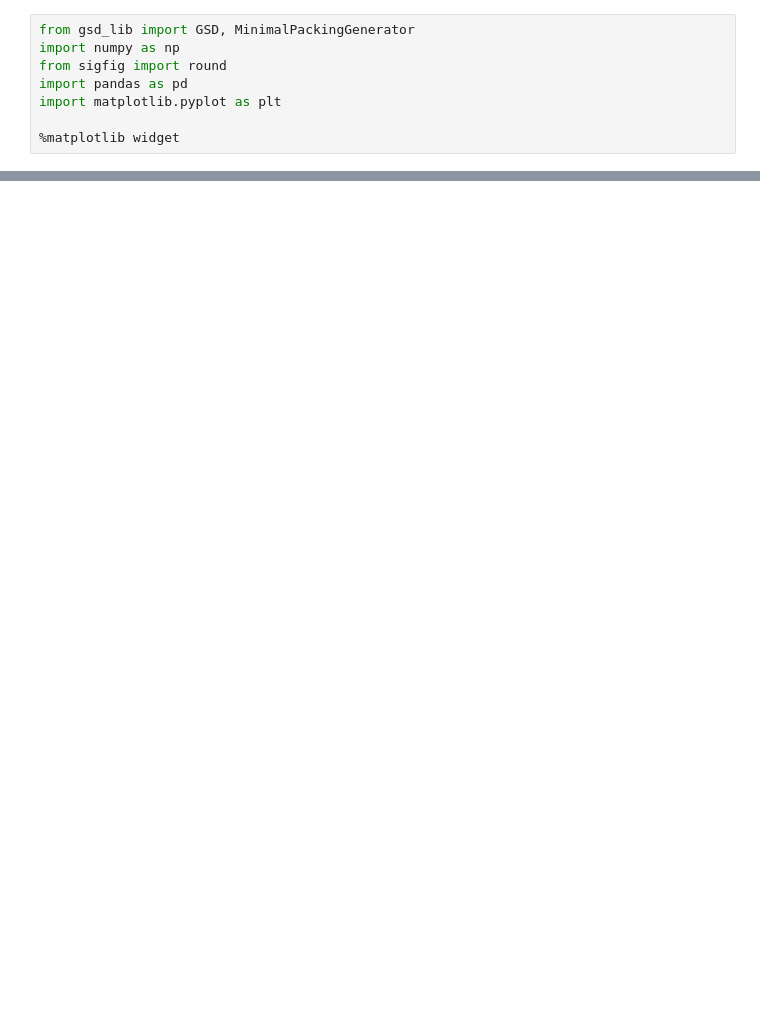
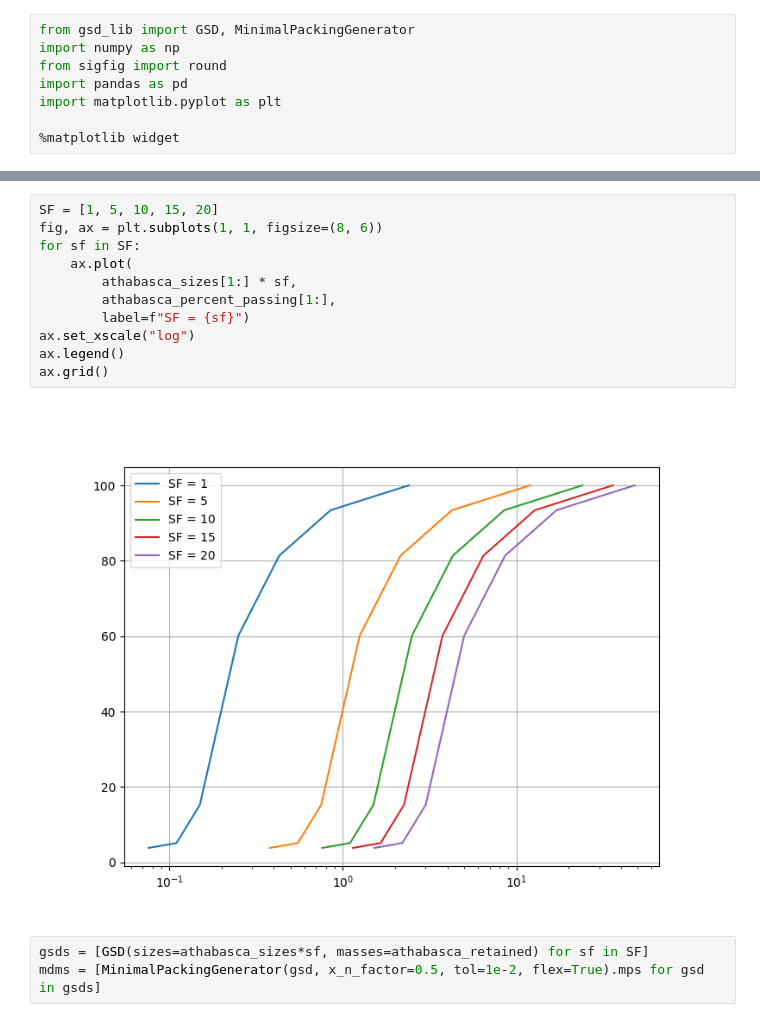
Before and after one commit to lornearnold/discrete_analytical_mech, a Jupyter notebook: literature_comparison.ipynb, the cells around one changed output, grey strips where cells are left out. Saved outputs shown, nothing was run; the diff lists cells and outputs as text; blank space fills up the shorter version.

```diff
--- a/literature_comparison.ipynb
+++ b/literature_comparison.ipynb
@@ -223,0 +380,16 @@ fc
+# %%
+SF = [1, 5, 10, 15, 20]
+fig, ax = plt.subplots(1, 1, figsize=(8, 6))
+for sf in SF:
+    ax.plot(
+        athabasca_sizes[1:] * sf,
+        athabasca_percent_passing[1:],
+        label=f"SF = {sf}")
+ax.set_xscale("log")
+ax.legend()
+ax.grid()
+# %% [output]
+[figure, added]
+# %%
+gsds = [GSD(sizes=athabasca_sizes*sf, masses=athabasca_retained) for sf in SF]
+mdms = [MinimalPackingGenerator(gsd, x_n_factor=0.5, tol=1e-2, flex=True).mps for gsd in gsds]
```
Also changed, not shown: parts of 17 cells of this notebook, 9 other files.
